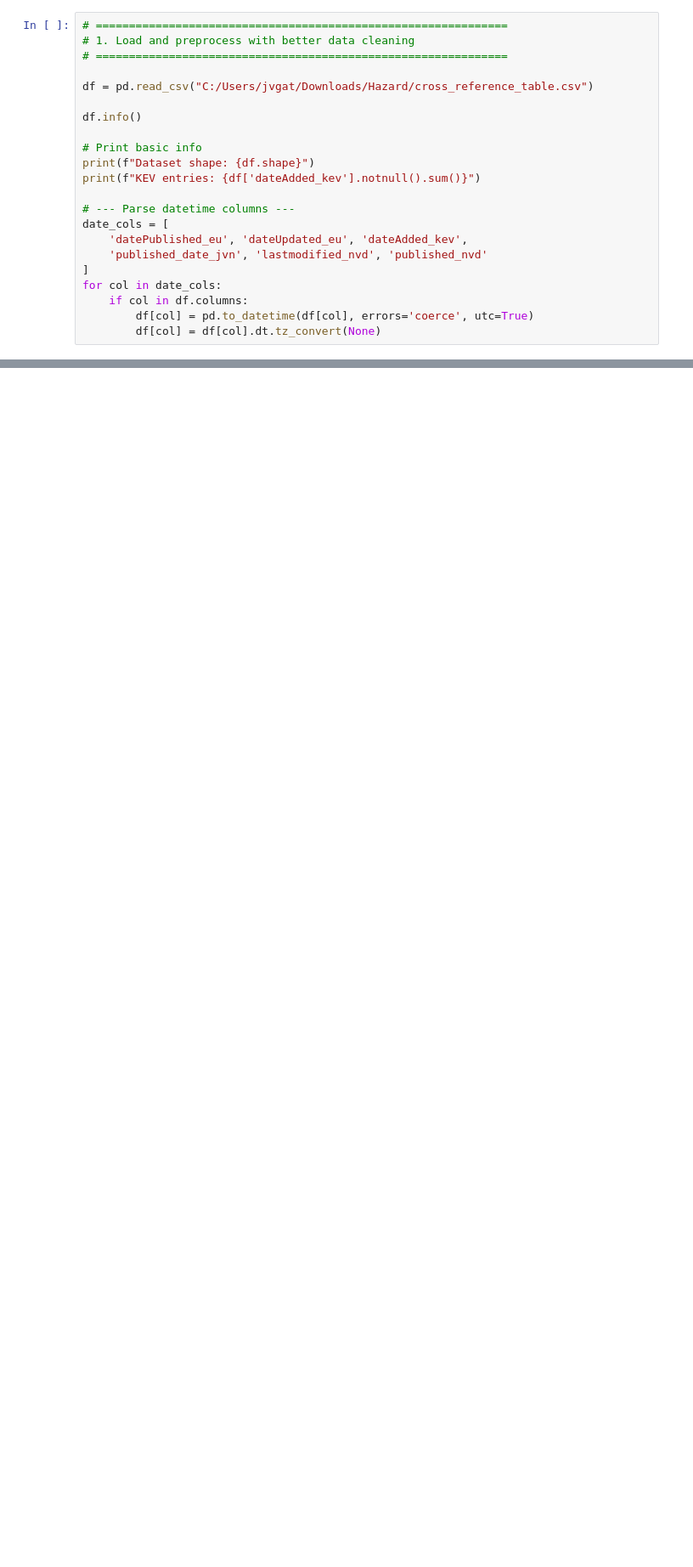
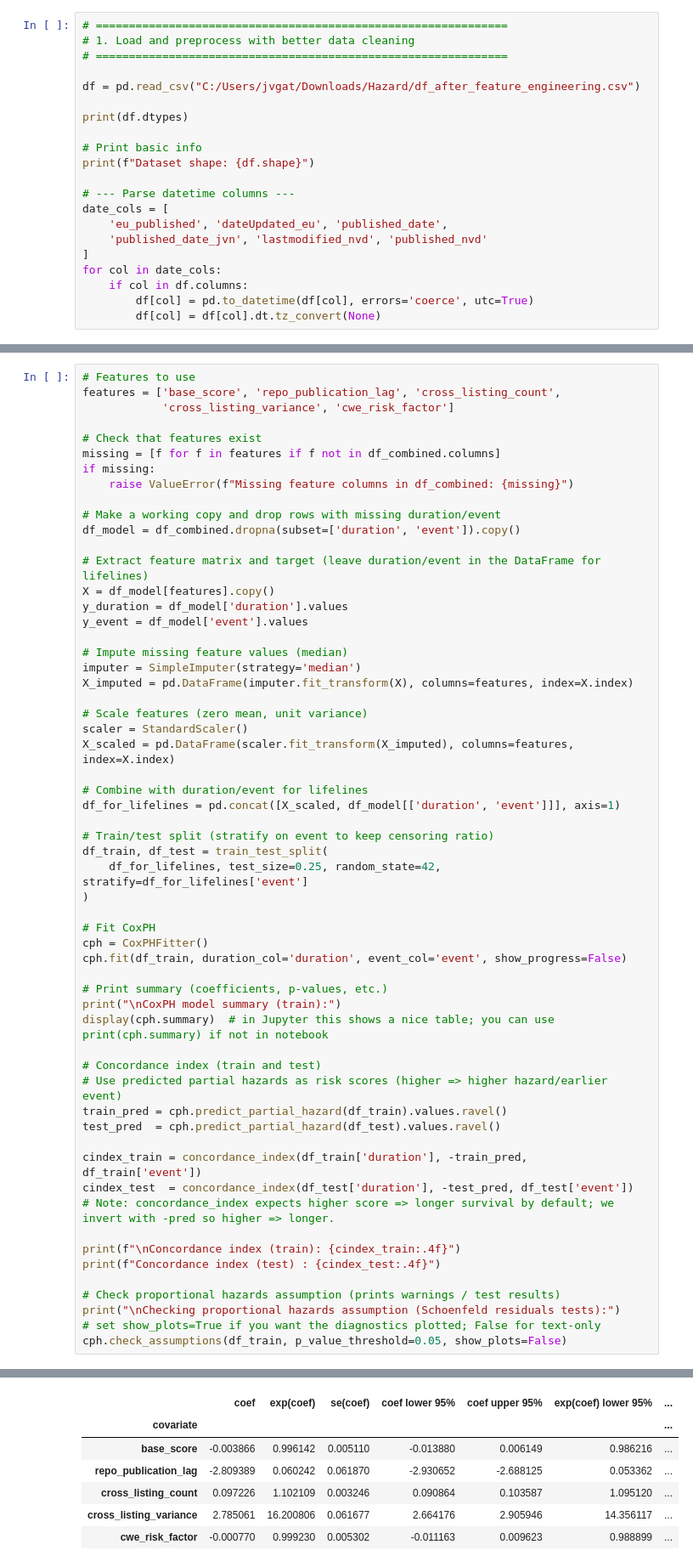
Before and after one commit to hmiller6226/capstone_jnj, a Jupyter notebook: EU Hazard Model.ipynb, the cells around one changed output, grey strips where cells are left out. Shown: that part at 85% size. Saved outputs shown, nothing was run; the diff lists cells and outputs as text; blank space fills up the shorter version.

```diff
--- a/EU Hazard Model.ipynb
+++ b/EU Hazard Model.ipynb
@@ -15,17 +15,16 @@ warnings.filterwarnings('ignore')
 # 1. Load and preprocess with better data cleaning
 # ==============================================================
 
-df = pd.read_csv("C:/Users/jvgat/Downloads/Hazard/cross_reference_table.csv")
+df = pd.read_csv("C:/Users/jvgat/Downloads/Hazard/df_after_feature_engineering.csv")
 
-df.info()
+print(df.dtypes)
 
 # Print basic info
 print(f"Dataset shape: {df.shape}")
-print(f"KEV entries: {df['dateAdded_kev'].notnull().sum()}")
 
 # --- Parse datetime columns ---
 date_cols = [
-    'datePublished_eu', 'dateUpdated_eu', 'dateAdded_kev',
+    'eu_published', 'dateUpdated_eu', 'published_date',
     'published_date_jvn', 'lastmodified_nvd', 'published_nvd'
 ]
 for col in date_cols:
@@ -583,0 +91,59 @@ Threshold | Accuracy | Precision | Recall | F1-Score | TP | FP | FN | TN
+# %%
+# Features to use
+features = ['base_score', 'repo_publication_lag', 'cross_listing_count',
+            'cross_listing_variance', 'cwe_risk_factor']
+
+# Check that features exist
+missing = [f for f in features if f not in df_combined.columns]
+if missing:
+    raise ValueError(f"Missing feature columns in df_combined: {missing}")
+
+# Make a working copy and drop rows with missing duration/event
+df_model = df_combined.dropna(subset=['duration', 'event']).copy()
+
+# Extract feature matrix and target (leave duration/event in the DataFrame for lifelines)
+X = df_model[features].copy()
+y_duration = df_model['duration'].values
+y_event = df_model['event'].values
+
+# Impute missing feature values (median)
+imputer = SimpleImputer(strategy='median')
+X_imputed = pd.DataFrame(imputer.fit_transform(X), columns=features, index=X.index)
+
+# Scale features (zero mean, unit variance)
+scaler = StandardScaler()
+X_scaled = pd.DataFrame(scaler.fit_transform(X_imputed), columns=features, index=X.index)
+
+# Combine with duration/event for lifelines
+df_for_lifelines = pd.concat([X_scaled, df_model[['duration', 'event']]], axis=1)
+
+# Train/test split (stratify on event to keep censoring ratio)
+df_train, df_test = train_test_split(
+    df_for_lifelines, test_size=0.25, random_state=42, stratify=df_for_lifelines['event']
+)
+
+# Fit CoxPH
+cph = CoxPHFitter()
+cph.fit(df_train, duration_col='duration', event_col='event', show_progress=False)
+
+# Print summary (coefficients, p-values, etc.)
+print("\nCoxPH model summary (train):")
+display(cph.summary)  # in Jupyter this shows a nice table; you can use print(cph.summary) if not in notebook
+
+# Concordance index (train and test)
+# Use predicted partial hazards as risk scores (higher => higher hazard/earlier event)
+train_pred = cph.predict_partial_hazard(df_train).values.ravel()
+test_pred  = cph.predict_partial_hazard(df_test).values.ravel()
+
+cindex_train = concordance_index(df_train['duration'], -train_pred, df_train['event'])
+cindex_test  = concordance_index(df_test['duration'], -test_pred, df_test['event'])
+# Note: concordance_index expects higher score => longer survival by default; we invert with -pred so higher => longer.
+
+print(f"\nConcordance index (train): {cindex_train:.4f}")
+print(f"Concordance index (test) : {cindex_test:.4f}")
+
+# Check proportional hazards assumption (prints warnings / test results)
+print("\nChecking proportional hazards assumption (Schoenfeld residuals tests):")
+# set show_plots=True if you want the diagnostics plotted; False for text-only
+cph.check_assumptions(df_train, p_value_threshold=0.05, show_plots=False)
+# %% [output]
@@ -583,0 +151,7 @@ Threshold | Accuracy | Precision | Recall | F1-Score | TP | FP | FN | TN
+|  | coef | exp(coef) | se(coef) | coef lower 95% | coef upper 95% | exp(coef) lower 95% | ... |
+| covariate |  |  |  |  |  |  | ... |
+| base_score | -0.003866 | 0.996142 | 0.005110 | -0.013880 | 0.006149 | 0.986216 | ... |
+| repo_publication_lag | -2.809389 | 0.060242 | 0.061870 | -2.930652 | -2.688125 | 0.053362 | ... |
+| cross_listing_count | 0.097226 | 1.102109 | 0.003246 | 0.090864 | 0.103587 | 1.095120 | ... |
+| cross_listing_variance | 2.785061 | 16.200806 | 0.061677 | 2.664176 | 2.905946 | 14.356117 | ... |
+| cwe_risk_factor | -0.000770 | 0.999230 | 0.005302 | -0.011163 | 0.009623 | 0.988899 | ... |
```
Also changed, not shown: parts of 15 cells of this notebook.
